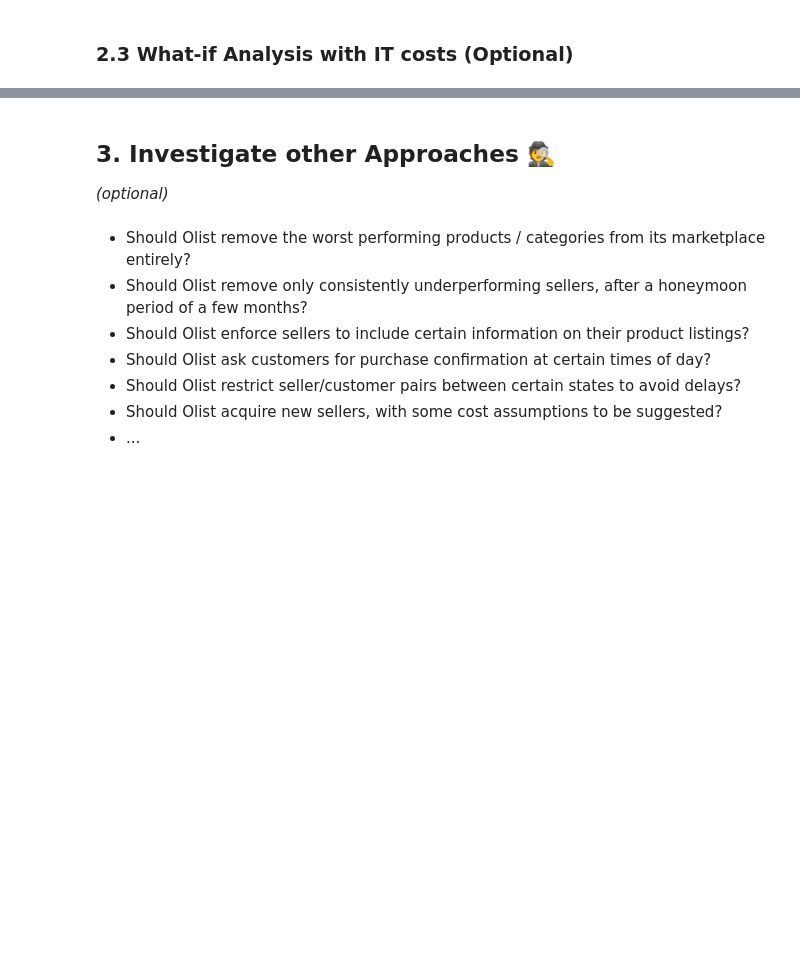
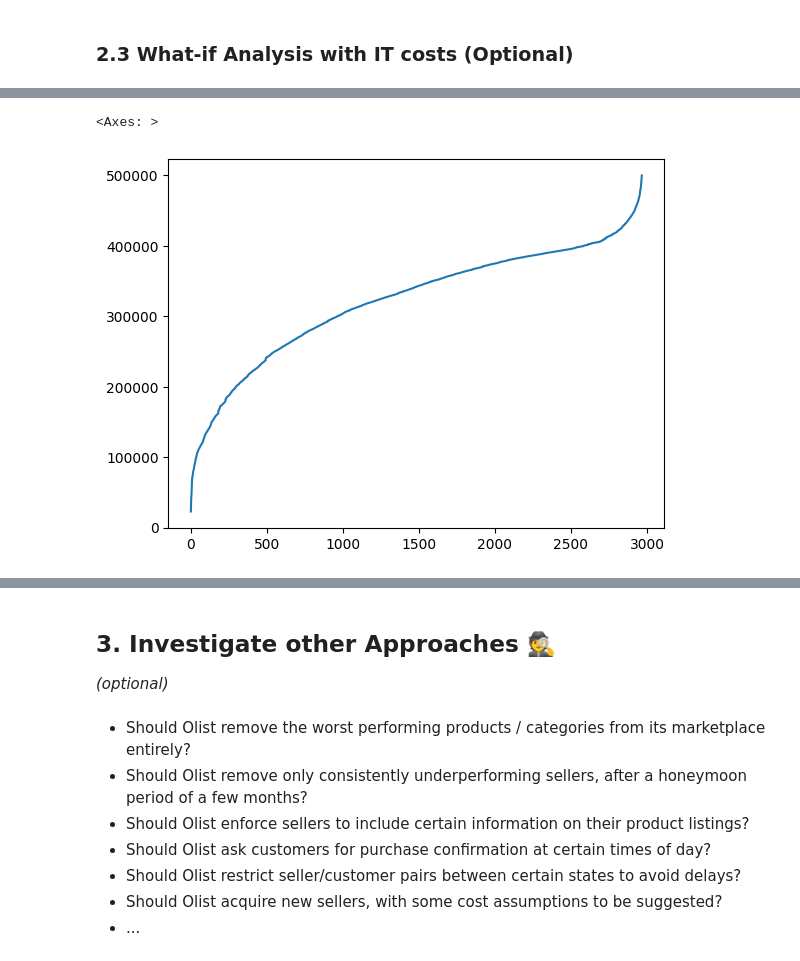
Before and after one commit to syanrys/data-olist_ceo_request, a Jupyter notebook: CEO_request.ipynb, the cells around one changed output, grey strips where cells are left out. Cells and saved outputs as stored; diff of their text form; code cells hidden in the pictures; blank space fills up the shorter version.

```diff
--- a/CEO_request.ipynb
+++ b/CEO_request.ipynb
@@ -167,0 +240,3 @@ How important were the IT costs in your analysis?
+# %%
+def it_costs(n_sellers, n_items):
+    return 3157.27*n_sellers**0.5+978.23*n_items**0.5
@@ -167,0 +247,5 @@ How important were the IT costs in your analysis?
+# %%
+data_it = sellers.sort_values('profits', ascending=False)[['revenues', 'profits', 'quantity']].cumsum(axis=0).reset_index(drop=True)
+data_it['it_costs'] = data_it.apply(lambda column: it_costs(column.name+1 ,column['quantity']), axis=1)
+data_it['profits_after_it'] = data_it['profits'] - data_it['it_costs']
+data_it
@@ -167,0 +266,5 @@ How important were the IT costs in your analysis?
+# %%
+data_it.reset_index()['it_costs'].plot()
+# %% [output]
+<Axes: >
+[figure, added]
```
Also changed, not shown: parts of 17 cells of this notebook.
